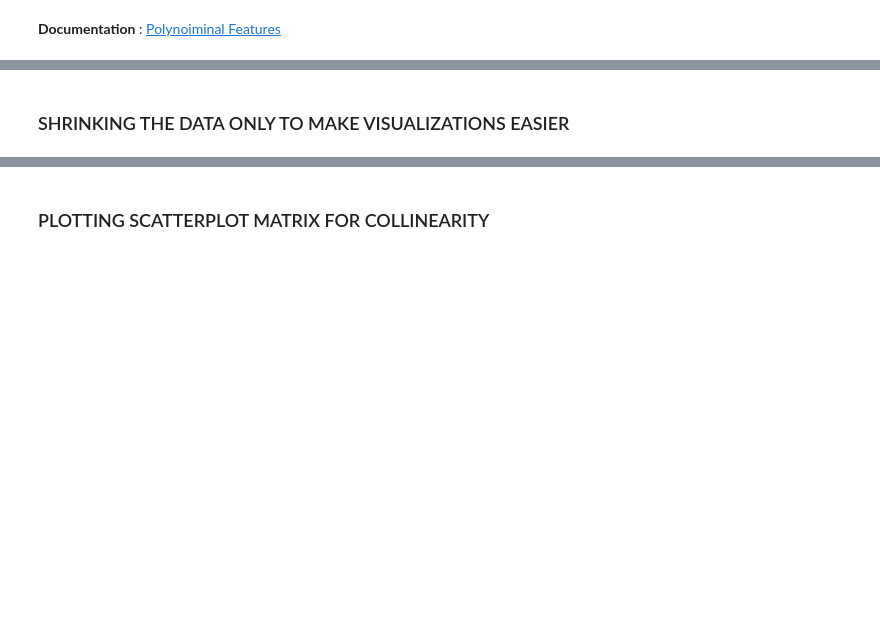
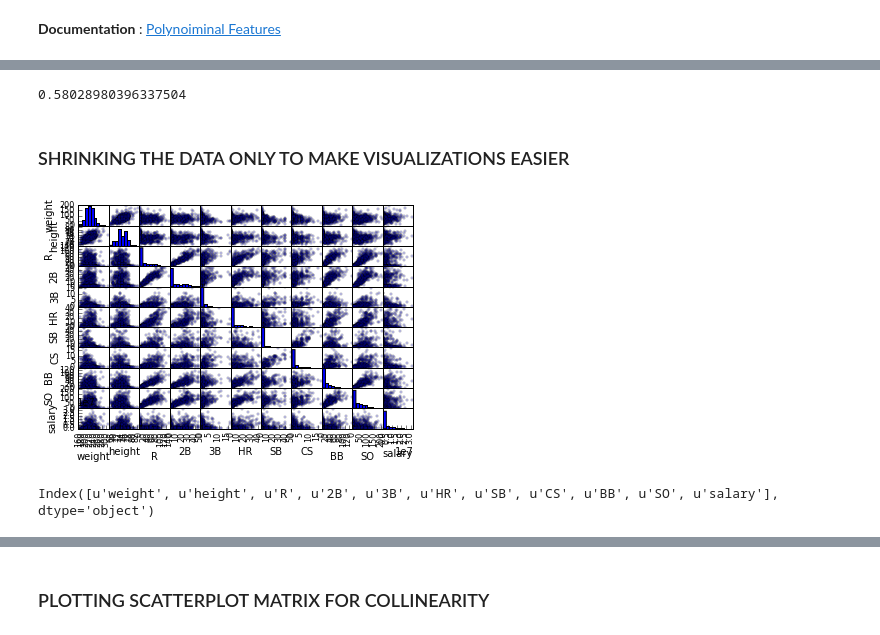
Before and after one commit to vitaminf/DS_HK_3, a Jupyter notebook: notebooks/18 - Data Exploration and Diagnostics.ipynb, the cells around one changed output, grey strips where cells are left out. Drawn from its saved outputs; the diff is of its cells as text; code cells hidden in the pictures; blank space fills up the shorter version.

```diff
--- a/notebooks/18 - Data Exploration and Diagnostics.ipynb
+++ b/notebooks/18 - Data Exploration and Diagnostics.ipynb
@@ -464,15 +507,18 @@ from sklearn.preprocessing import scale
 from numpy import inf
 import scipy.stats as stats
 import pylab
+import matplotlib
 
+%matplotlib inline
+matplotlib.rcParams['figure.figsize'] = 40, 12
 
 response = ['salary']
 # features = ['weight', 'height', 'yearID', 'R', '2B', '3B', 'HR', 'RBI', 'SB', 'CS', 'BB', 'SO']
-features = ['weight', 'height', 'yearID', 'R', '2B', '3B', 'HR', 'SB', 'CS', 'BB', 'SO']
+features = ['weight', 'height', 'R', '2B', '3B', 'HR', 'SB', 'CS', 'BB', 'SO']
 
 # Create a new dataframe
-base = pd.read_csv('../data/baseball/baseball.csv')
-base = df_2011
+# base = pd.read_csv('../data/baseball/baseball.csv')
+base = dfx
 
 # Look at the data
 base.columns
@@ -567,3 +634,8 @@ SyntaxError: invalid syntax (<ipython-input-14-5886ffe6c0ef>, line 1)
+# %%
+salaryFit = ridge.fit(X_poly, salary)
+salaryFit.score(X_poly, salary)
+# %% [output]
+0.58028980396337504
 # %% [markdown]
 ### SHRINKING THE DATA ONLY TO MAKE VISUALIZATIONS EASIER
 # %%
@@ -573,5 +645,11 @@ baseb_drop = base_drop[base_drop.random > 1]
 baseb_drop = baseb_drop.drop(['random'], axis = 1)
 # %%
 # COLLINEARITY HISTOGRAM #
-pd.tools.plotting.scatter_matrix(baseb_drop, alpha=0.2, diagonal='hist')
+pd.tools.plotting.scatter_matrix(base_drop, alpha=0.2, diagonal='hist')
 plt.show()
+# %% [output]
+[figure, added]
+# %%
+base_drop.columns
+# %% [output]
+Index([u'weight', u'height', u'R', u'2B', u'3B', u'HR', u'SB', u'CS', u'BB', u'SO', u'salary'], dtype='object')
```
Also changed, not shown: parts of 41 cells of this notebook.
